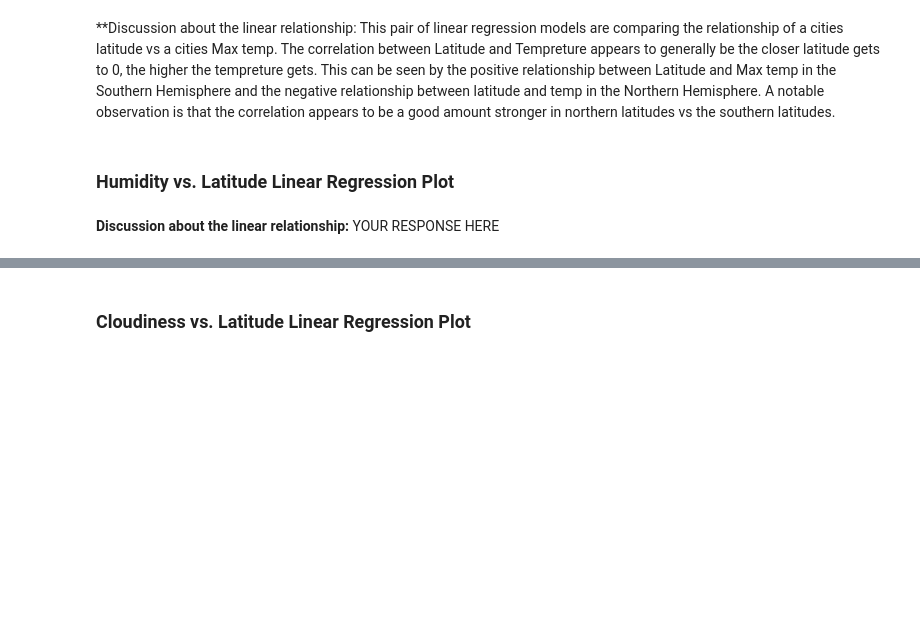
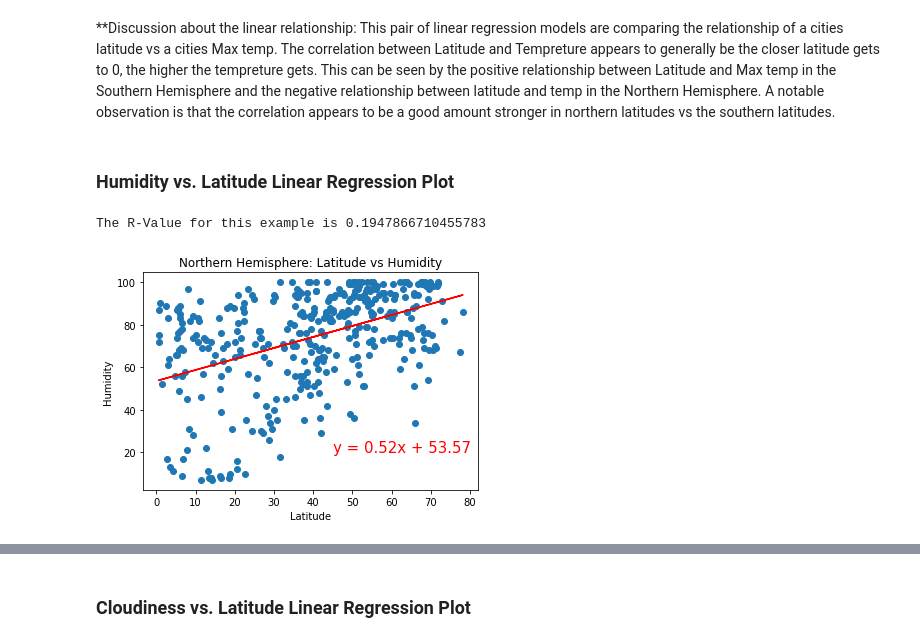
Before and after one commit to EJPer/API-Challenge, a Jupyter notebook: WeatherPy/WeatherPy.ipynb, the cells around one changed output, grey strips where cells are left out. Cells and saved outputs as stored; diff of their text form; code cells hidden in the pictures; blank space fills up the shorter version.

```diff
--- a/WeatherPy/WeatherPy.ipynb
+++ b/WeatherPy/WeatherPy.ipynb
@@ -340,2 +334,10 @@ The R-Value for this example is 0.22382418399280668
-# %% [markdown]
-**Discussion about the linear relationship:** YOUR RESPONSE HERE
+# %%
+# Northern Hemisphere
+weather_regress(northern_hemi_df['Lat'],northern_hemi_df['Humidity'], 45,20,15)
+plt.title('Northern Hemisphere: Latitude vs Humidity')
+plt.xlabel('Latitude')
+plt.ylabel('Humidity')
+plt.show()
+# %% [output]
+The R-Value for this example is 0.1947866710455783
+[figure, added]
```
Also changed, not shown: parts of 30 cells of this notebook, 5 other files.
